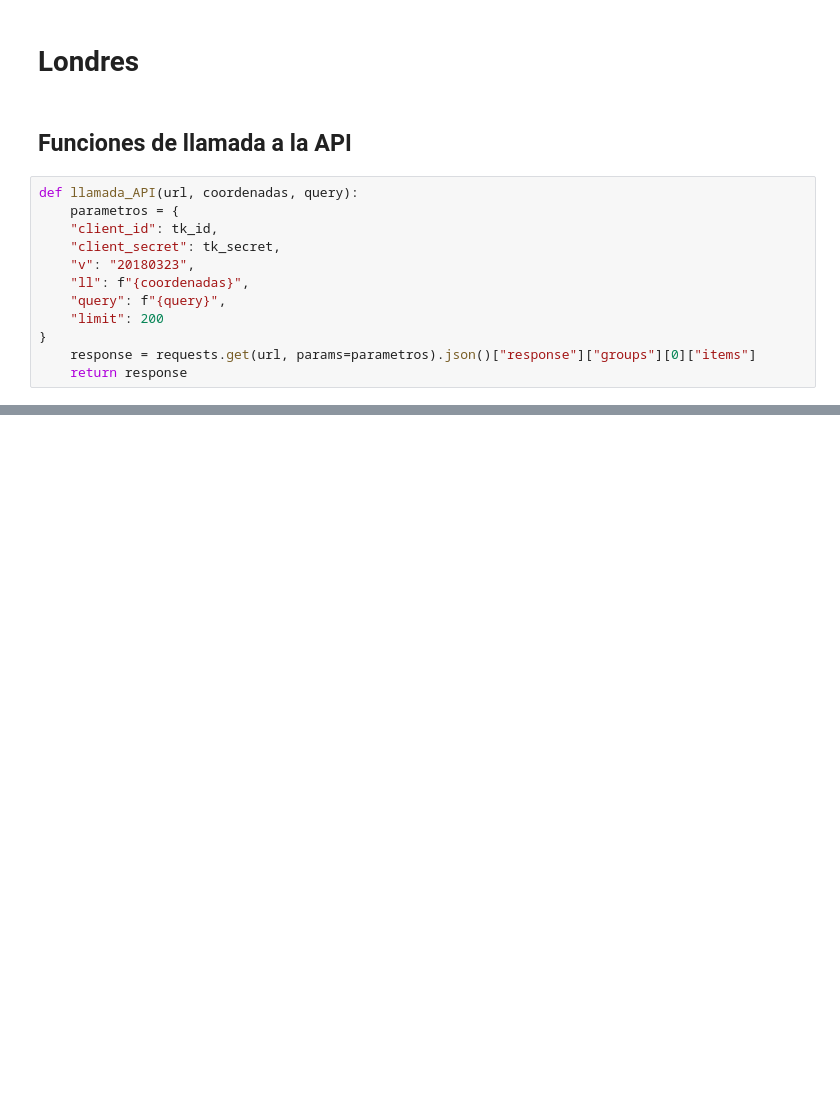
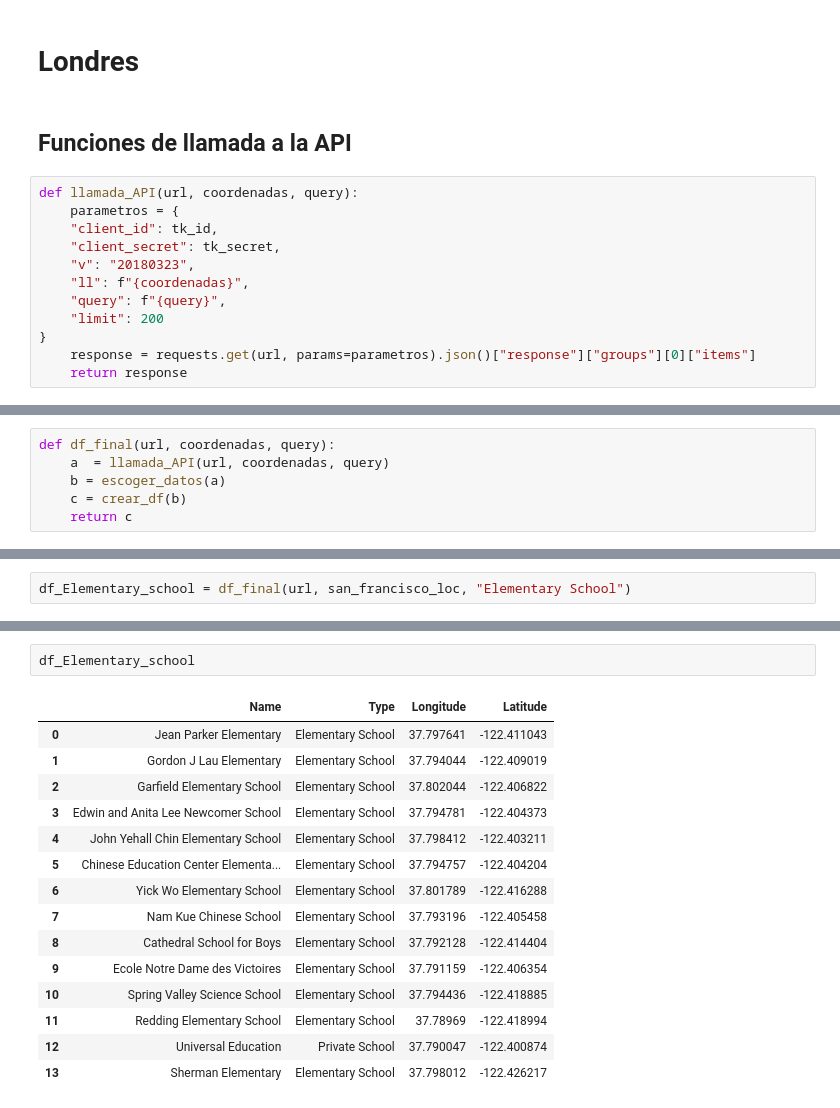
Before and after one commit to jaimecabanyes/Mi_trabajo_4, a Jupyter notebook: Llamada a la API.ipynb, the cells around one changed output, grey strips where cells are left out. Saved outputs shown, nothing was run; the diff lists cells and outputs as text; blank space fills up the shorter version.

```diff
--- a/Llamada a la API.ipynb
+++ b/Llamada a la API.ipynb
@@ -122,0 +77,6 @@ a = escoger_datos(Nurs)
+# %%
+def df_final(url, coordenadas, query):
+    a  = llamada_API(url, coordenadas, query)
+    b = escoger_datos(a)
+    c = crear_df(b)
+    return c
@@ -122,0 +132,2 @@ a = escoger_datos(Nurs)
+# %%
+df_Elementary_school = df_final(url, san_francisco_loc, "Elementary School")
@@ -122,0 +163,18 @@ a = escoger_datos(Nurs)
+# %%
+df_Elementary_school
+# %% [output]
+|  | Name | Type | Longitude | Latitude |
+| 0 | Jean Parker Elementary | Elementary School | 37.797641 | -122.411043 |
+| 1 | Gordon J Lau Elementary | Elementary School | 37.794044 | -122.409019 |
+| 2 | Garfield Elementary School | Elementary School | 37.802044 | -122.406822 |
+| 3 | Edwin and Anita Lee Newcomer School | Elementary School | 37.794781 | -122.404373 |
+| 4 | John Yehall Chin Elementary School | Elementary School | 37.798412 | -122.403211 |
+| 5 | Chinese Education Center Elementa... | Elementary School | 37.794757 | -122.404204 |
+| 6 | Yick Wo Elementary School | Elementary School | 37.801789 | -122.416288 |
+| 7 | Nam Kue Chinese School | Elementary School | 37.793196 | -122.405458 |
+| 8 | Cathedral School for Boys | Elementary School | 37.792128 | -122.414404 |
+| 9 | Ecole Notre Dame des Victoires | Elementary School | 37.791159 | -122.406354 |
+| 10 | Spring Valley Science School | Elementary School | 37.794436 | -122.418885 |
+| 11 | Redding Elementary School | Elementary School | 37.78969 | -122.418994 |
+| 12 | Universal Education | Private School | 37.790047 | -122.400874 |
+| 13 | Sherman Elementary | Elementary School | 37.798012 | -122.426217 |
```
Also changed, not shown: parts of 19 cells of this notebook.
